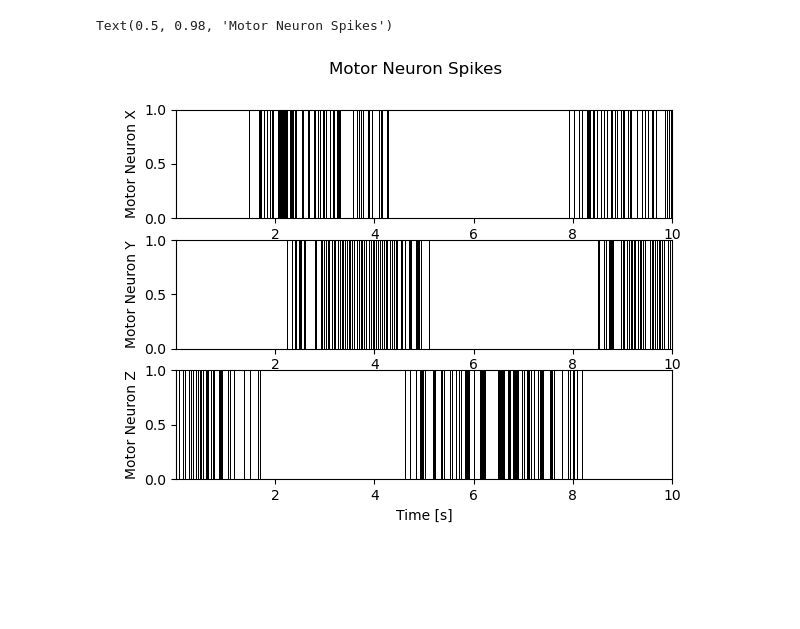
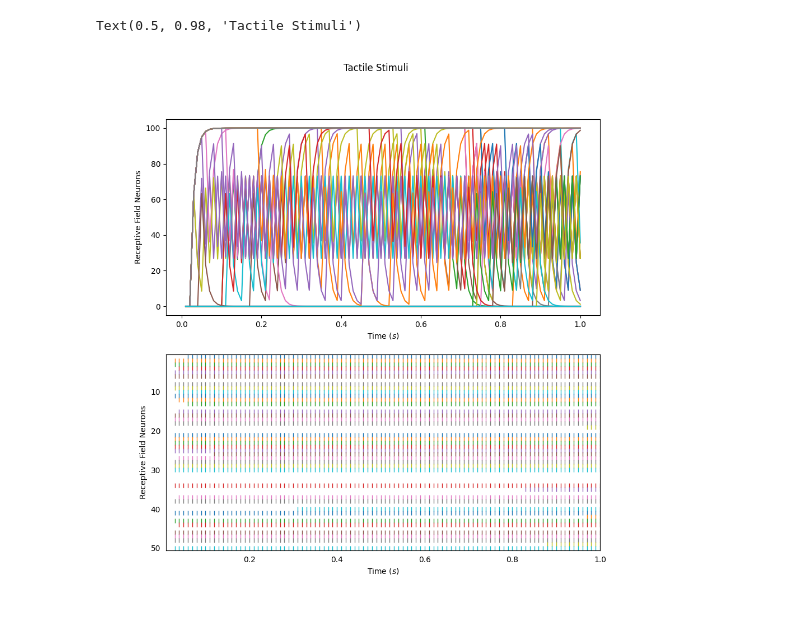
Before and after one commit to wngfra/tac3d, a Jupyter notebook: notebooks/demo.ipynb, the cells around one changed output. Drawn from its saved outputs; the diff is of its cells as text; code cells hidden in the pictures; blank space fills up the shorter version.

Commit message:
updated loihi demo notebook and Dockerfile

```diff
--- a/notebooks/demo.ipynb
+++ b/notebooks/demo.ipynb
@@ -31,11 +31,11 @@ with nengo.Network(label="Control") as model:
 # %%
-with nengo.Simulator(model, seed=0) as sim:
-    sim.run(10)
+with nengo.Simulator(net, seed=0, dt=1e-3) as sim:
+    sim.run(1)
 t = sim.trange()
 # %% [output]
 [interactive output not drawn]
 [interactive output not drawn]
 # %%
-with nengo_loihi.Simulator(model, seed=1, dt=1e-3) as sim:
-    sim.run(10)
+with nengo_loihi.Simulator(net, seed=1, dt=1e-3) as sim:
+    sim.run(5)
 t = sim.trange()
@@ -42,17 +60,14 @@ t = sim.trange()
 # %%
-plt.figure()
-
-plt.subplot(3, 1, 1)
-plot_spikes(sim.trange(), sim.data[x_spikes])
-plt.ylabel("Motor Neuron X")
-plt.subplot(3, 1, 2)
-plot_spikes(sim.trange(), sim.data[y_spikes])
-plt.ylabel("Motor Neuron Y")
-plt.subplot(3, 1, 3)
-plot_spikes(sim.trange(), sim.data[z_spikes])
-plt.ylabel("Motor Neuron Z")
-plt.xlabel("Time [s]")
-plt.suptitle("Motor Neuron Spikes")
+plt.figure(figsize=(10, 10))
+plt.subplot(2, 1, 1)
+plt.plot(sim.trange(), sim.data[spk_ens1])
+plt.xlabel(r"Time ($s$)")
+plt.ylabel("Receptive Field Neurons")
+plt.subplot(2, 1, 2)
+rasterplot(sim.trange(), sim.data[spk_ens2])
+plt.xlabel(r"Time ($s$)")
+plt.ylabel("Receptive Field Neurons")
+plt.suptitle("Tactile Stimuli")
 # %% [output]
-Text(0.5, 0.98, 'Motor Neuron Spikes')
+Text(0.5, 0.98, 'Tactile Stimuli')
-[figure, old version]
+[figure, new version]
```
Also changed, not shown: parts of 5 cells of this notebook, 5 other files.
